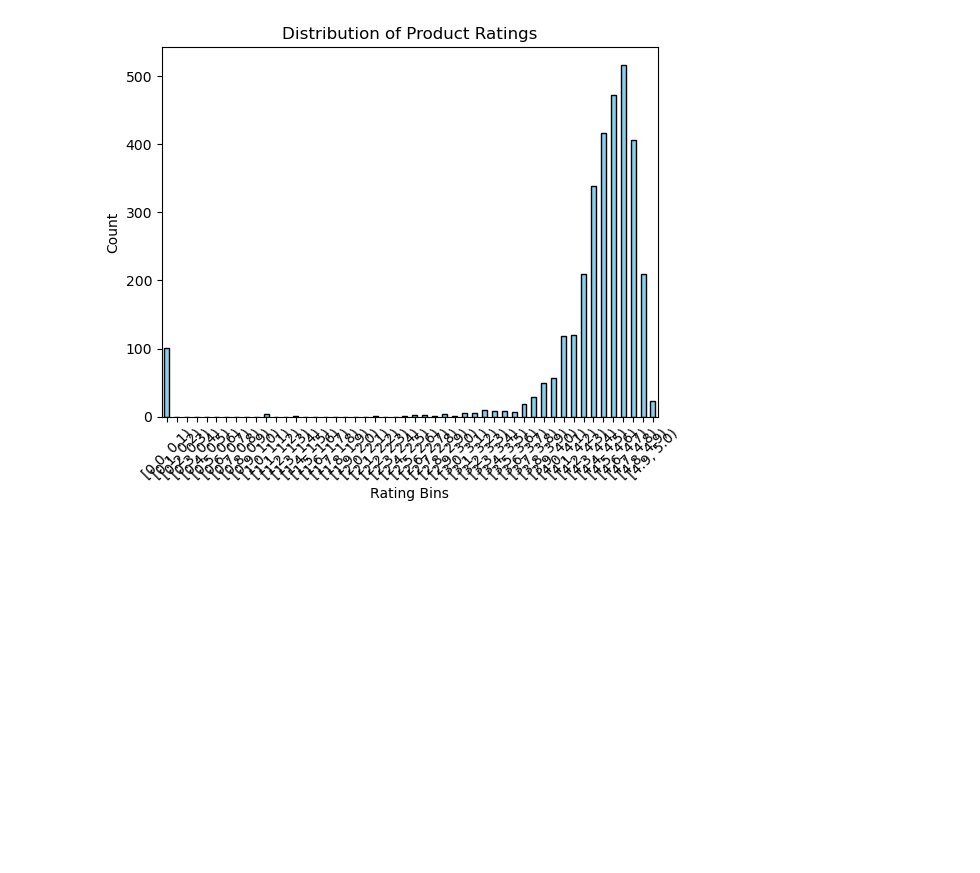
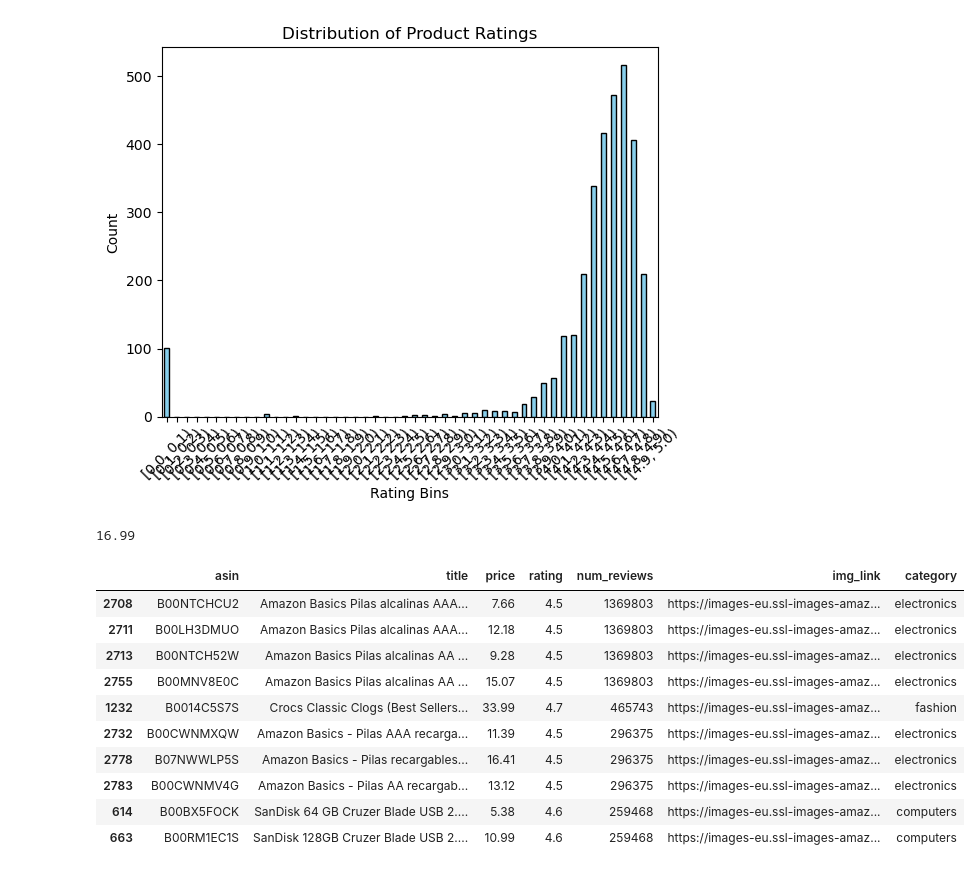
Before and after one commit to BorjaSilla/Amazon-ETL-Project, a Jupyter notebook: notebooks/mastercsv.ipynb, the cells around one changed output. Saved outputs shown, nothing was run; the diff lists cells and outputs as text; code cells hidden in the pictures; blank space fills up the shorter version.

```diff
--- a/notebooks/mastercsv.ipynb
+++ b/notebooks/mastercsv.ipynb
@@ -119,3 +156,22 @@ plt.xticks(rotation=45)  # Rotate x-axis labels for better visibility
 plt.show()
 # %% [output]
 [figure]
+# %%
+df.price.median()
+# %% [output]
+16.99
+# %%
+top_10_rows = df.nlargest(10, 'num_reviews')
+top_10_rows
+# %% [output]
+|  | asin | title | price | rating | num_reviews | img_link | category |
+| 2708 | B00NTCHCU2 | Amazon Basics Pilas alcalinas AAA... | 7.66 | 4.5 | 1369803 | https://images-eu.ssl-images-amaz... | electronics |
+| 2711 | B00LH3DMUO | Amazon Basics Pilas alcalinas AAA... | 12.18 | 4.5 | 1369803 | https://images-eu.ssl-images-amaz... | electronics |
+| 2713 | B00NTCH52W | Amazon Basics Pilas alcalinas AA ... | 9.28 | 4.5 | 1369803 | https://images-eu.ssl-images-amaz... | electronics |
+| 2755 | B00MNV8E0C | Amazon Basics Pilas alcalinas AA ... | 15.07 | 4.5 | 1369803 | https://images-eu.ssl-images-amaz... | electronics |
+| 1232 | B0014C5S7S | Crocs Classic Clogs (Best Sellers... | 33.99 | 4.7 | 465743 | https://images-eu.ssl-images-amaz... | fashion |
+| 2732 | B00CWNMXQW | Amazon Basics - Pilas AAA recarga... | 11.39 | 4.5 | 296375 | https://images-eu.ssl-images-amaz... | electronics |
+| 2778 | B07NWWLP5S | Amazon Basics - Pilas recargables... | 16.41 | 4.5 | 296375 | https://images-eu.ssl-images-amaz... | electronics |
+| 2783 | B00CWNMV4G | Amazon Basics - Pilas AA recargab... | 13.12 | 4.5 | 296375 | https://images-eu.ssl-images-amaz... | electronics |
+| 614 | B00BX5FOCK | SanDisk 64 GB Cruzer Blade USB 2.... | 5.38 | 4.6 | 259468 | https://images-eu.ssl-images-amaz... | computers |
+| 663 | B00RM1EC1S | SanDisk 128GB Cruzer Blade USB 2.... | 10.99 | 4.6 | 259468 | https://images-eu.ssl-images-amaz... | computers |
```
Also changed, not shown: parts of 7 cells of this notebook, 1 other file.
